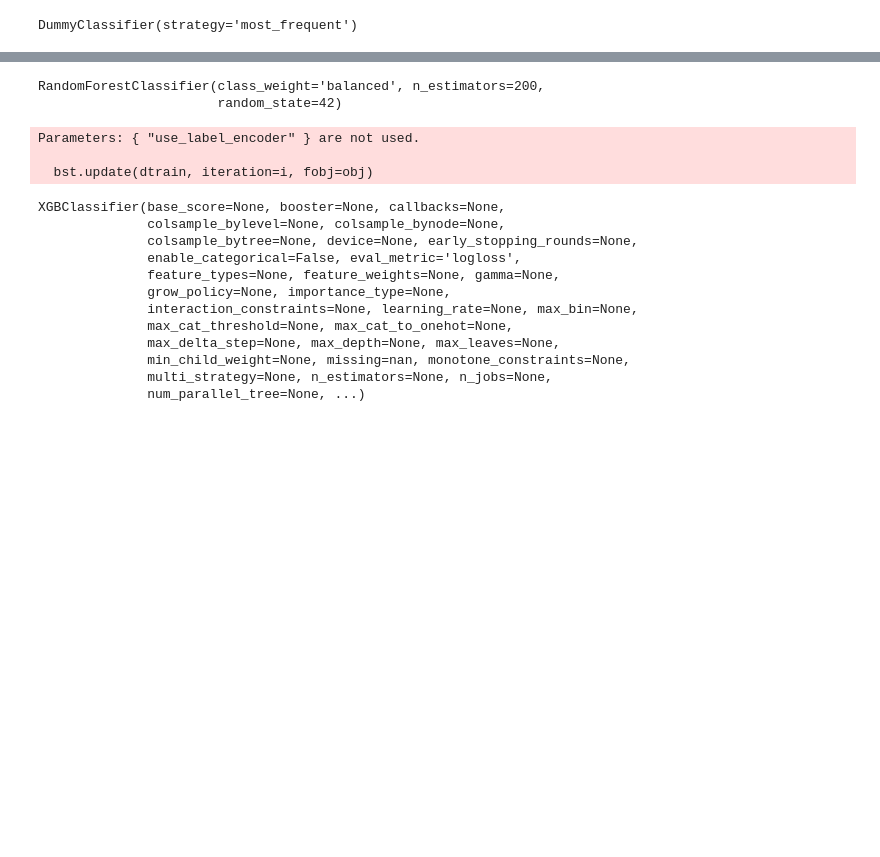
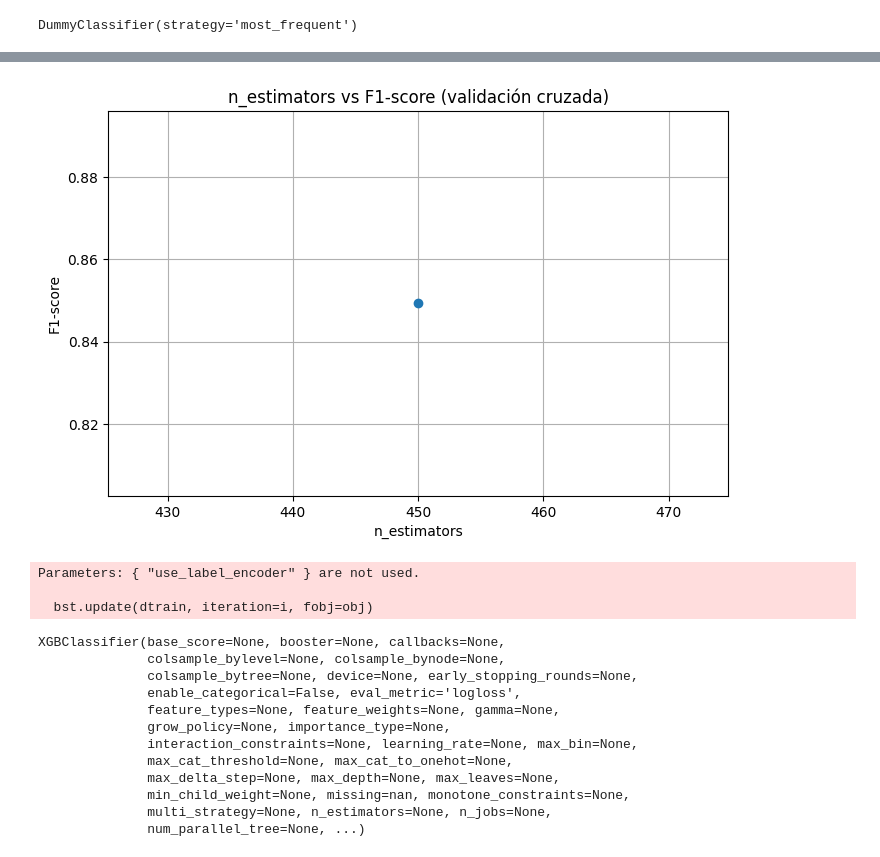
Before and after one commit to salvaKaraka/modelos-predictivos-f1, a Jupyter notebook: modelos predictivos/PredictionDNF.ipynb, the cells around one changed output, grey strips where cells are left out. Cells and saved outputs as stored; diff of their text form; code cells hidden in the pictures; blank space fills up the shorter version.

Commit message:
f1-score

```diff
--- a/modelos predictivos/PredictionDNF.ipynb
+++ b/modelos predictivos/PredictionDNF.ipynb
@@ -197,10 +164,29 @@ plt.show()
 # %%
-# 🌳 RandomForest
+# 🌳 RandomForest realizar f-1score graph y realizar un GridSearchCV sobre RandomForestClassifier con n_estimators en el param_grid
 rf = RandomForestClassifier(n_estimators=200, class_weight='balanced', random_state=42)
 rf.fit(X_train, y_train)
+y_pred_rf = rf.predict(X_test)
+# Extraer resultados del GridSearchCV
+param_grid_rf = {
+    'n_estimators': [450],
+    'max_depth': [5, 10, 15, 20]
+}
+grid_rf = GridSearchCV(RandomForestClassifier(class_weight='balanced'), param_grid_rf, cv=5, scoring='f1')
+grid_rf.fit(X_train, y_train)
+# Extraer resultados del GridSearchCV
+results_rf = pd.DataFrame(grid_rf.cv_results_)
+# Filtrar para ver solo el impacto de n_estimators
+n_estimators_vs_score = results_rf.groupby('param_n_estimators')['mean_test_score'].mean()
+# Graficar n_estimators vs F1-score
+plt.figure(figsize=(8, 5))
+plt.plot(n_estimators_vs_score.index, n_estimators_vs_score.values, marker='o')
+plt.title("n_estimators vs F1-score (validación cruzada)")
+plt.xlabel("n_estimators")
+plt.ylabel("F1-score")
+plt.grid(True)
+plt.show()
 # %% [output]
-RandomForestClassifier(class_weight='balanced', n_estimators=200,
-                       random_state=42)
+[figure, added]
 # %%
 # ⚡ XGBoost
 xgb = XGBClassifier(use_label_encoder=False, eval_metric='logloss', random_state=42)
```
Also changed, not shown: parts of 6 cells of this notebook.
